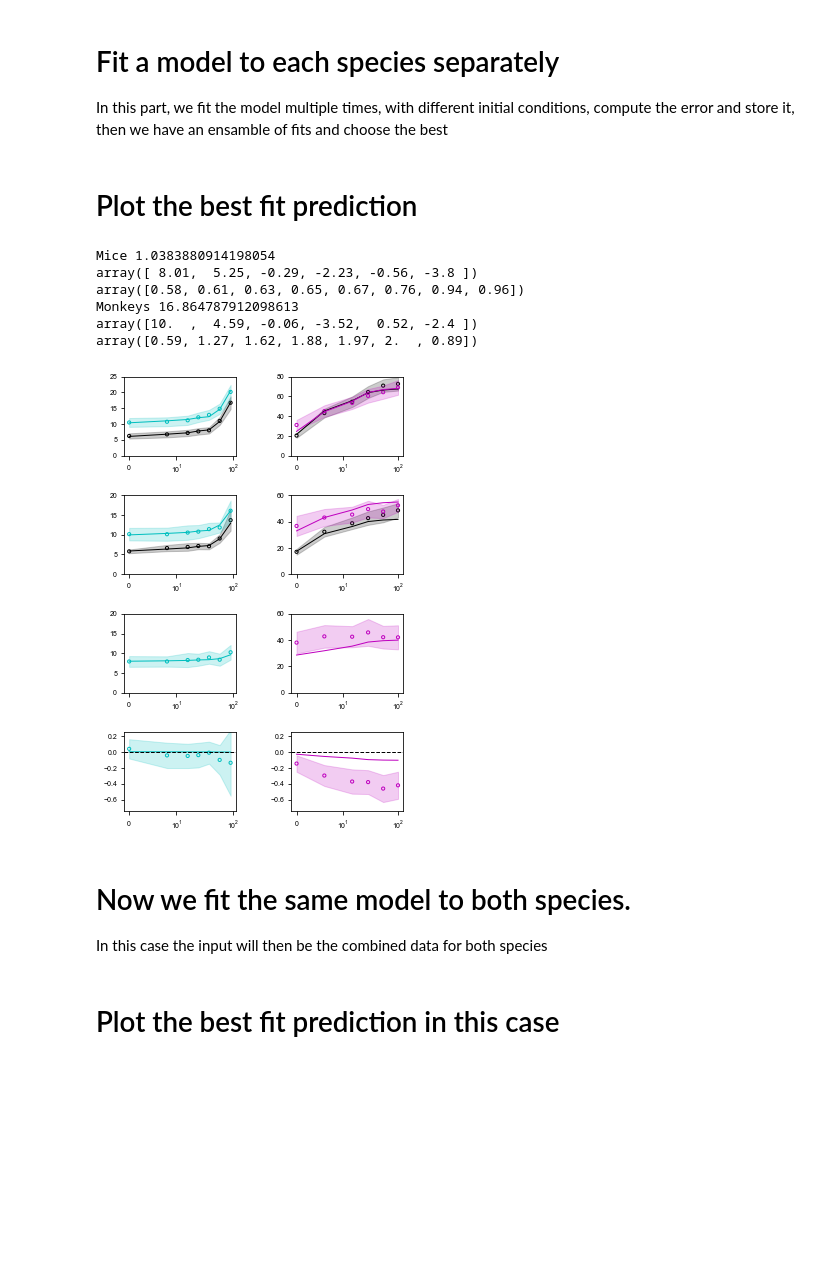
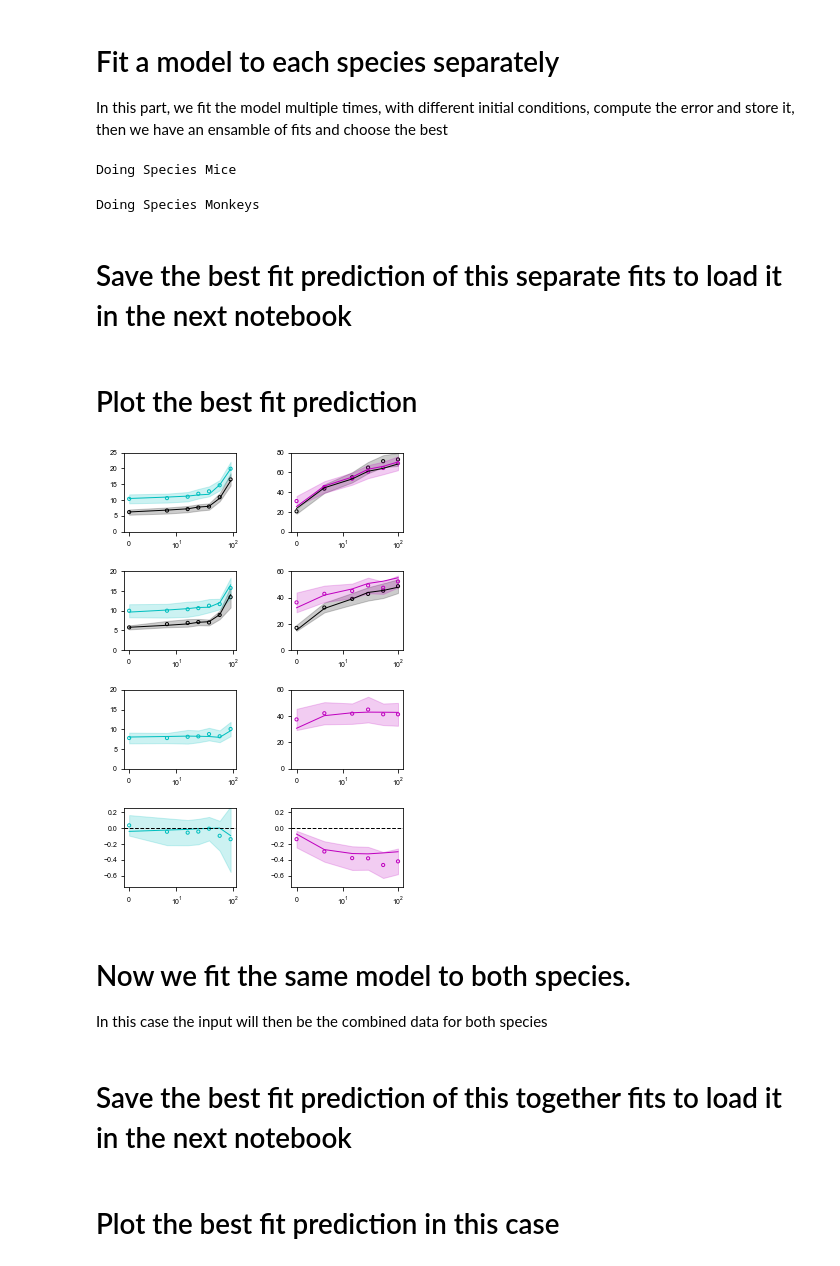
Before and after one commit to sanzeni/Reshuffling, a Jupyter notebook: 1-MainTextFigures/Figure_5/unstructured/2-get_best_fits.ipynb, the cells around one changed output. Drawn from its saved outputs; the diff is of its cells as text; code cells hidden in the pictures; blank space fills up the shorter version.

Commit message:
putting unstructured Figure 5 together finally

```diff
--- a/1-MainTextFigures/Figure_5/unstructured/2-get_best_fits.ipynb
+++ b/1-MainTextFigures/Figure_5/unstructured/2-get_best_fits.ipynb
@@ -146,17 +144,27 @@ Training R^2 Score : 0.830
+# %%
+cwd=os.getcwd()
+Predictor_sim, Predictor_data=fun.build_function('./../../../DataAndScripts/unstructured_scripts/')
 # %% [markdown]
 # Fit a model to each species separately
 
 
 In this part, we fit the model multiple times, with different initial conditions, compute the error and store it, then we have an ensamble of fits and choose the best
 # %%
+reload(fun)
 
 nRep=10;
 ALL_sol,ALL_cost=[],[]
 for idx_species in range(2):
+    print('Doing '+ species[idx_species])
     dataset=dataset_both_species[idx_species]
     Con=Con_both_species[idx_species]
     nCon=nCon_both_species[idx_species]
-    sol,cost=fun.fit_model_to_data(dataset,Predictor_data,nCon,nRep)
+    sol,cost=fun.fit_model_to_data(dataset,Predictor_data,nCon,nRep,param_min=None,param_max=None)
 
     ALL_sol=ALL_sol+[sol]
     ALL_cost=ALL_cost+[cost]
+# %% [output]
+Doing Species Mice
+Doing Species Monkeys
+# %% [markdown]
+# Save the best fit prediction of this separate fits to load it in the next notebook
@@ -179,17 +214,12 @@ for idx_species in range(2):
     Con=Con_both_species[idx_species]
     nCon=nCon_both_species[idx_species]
 
-    sol=ALL_sol[idx_species]
-    cost=ALL_cost[idx_species]
-    idx_best=np.argmin(cost)
-    best_param=sol[idx_best,:]
-    best_cost=cost[idx_best]
-    best_inputs=fun.fit_inputs_to_data_given_param(dataset,Predictor_data,best_param,nCon)
+    best_inputs= best_separately['best_input_'+species[idx_species]]
+    best_param = best_separately['best_params_'+species[idx_species]]
+
 
     Predictions=Predictor_data(best_inputs,best_param,nCon)
-    print(['Mice','Monkeys'][idx_species],best_cost)
-    print(repr(best_param))
-    print(repr(best_inputs))
+
     for idx_moment in range(6):
         if idx_moment<2:
             idx_row=0
@@ -202,40 +232,43 @@ for idx_species in range(2):
             ccc=['k',colors[idx_species]][idx_moment-2]
             ymin=0
             ymax=[20,60][idx_species]
 
         if (idx_moment==4):
             idx_row=2
             ccc=colors[idx_species]
             ymin=0
             ymax=[20,60][idx_species]
 
         if (idx_moment==5):
             idx_row=3
             ccc=colors[idx_species]
             ymin=-0.75
             ymax=0.25
 
         m,sem=dataset[idx_moment,:,0],dataset[idx_moment,:,1]
         axs[2*idx_row+idx_species].scatter(Con,m,
                                            facecolors='none', s=10,edgecolors=ccc,marker='o'
                                            )
         axs[2*idx_row+idx_species].fill_between(Con,m-sem,m+sem,
                                                  color=ccc,alpha=0.2)
 
         axs[2*idx_row+idx_species].plot(Con,Predictions[idx_moment,:],
                                         color=ccc,alpha=1.)
 
         axs[2*idx_row+idx_species].set_xscale('symlog', linthreshx=12)
         axs[2*idx_row+idx_species].set_ylim([ymin,ymax])
+
+
+
+
+
+
+
+
+
     axs[2*idx_row+idx_species].axhline(y=0,ls='--',c='k')
 # %% [output]
-Mice 1.0383880914198054
-array([ 8.01,  5.25, -0.29, -2.23, -0.56, -3.8 ])
-array([0.58, 0.61, 0.63, 0.65, 0.67, 0.76, 0.94, 0.96])
-Monkeys 16.864787912098613
-array([10.  ,  4.59, -0.06, -3.52,  0.52, -2.4 ])
-array([0.59, 1.27, 1.62, 1.88, 1.97, 2.  , 0.89])
-[figure, old version]
+[figure, new version]
 # %% [markdown]
 # Now we fit the same model to both species.
  In this case the input will then be the combined data for both species
@@ -247,0 +281,2 @@ CMB_sol,CMB_cost=fun.fit_model_to_data_both_species(DATA_both_species,Predictor_
+# %% [markdown]
+# Save the best fit prediction of this together fits to load it in the next notebook
```
Also changed, not shown: parts of 20 cells of this notebook, 6 other files.
